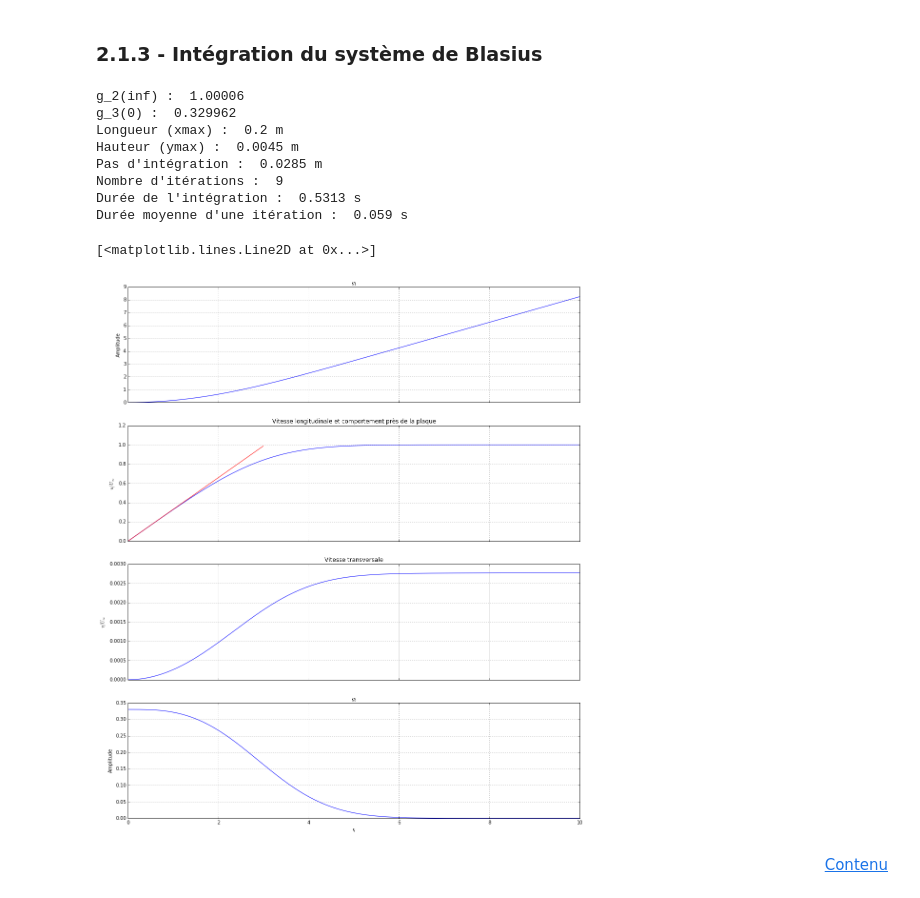
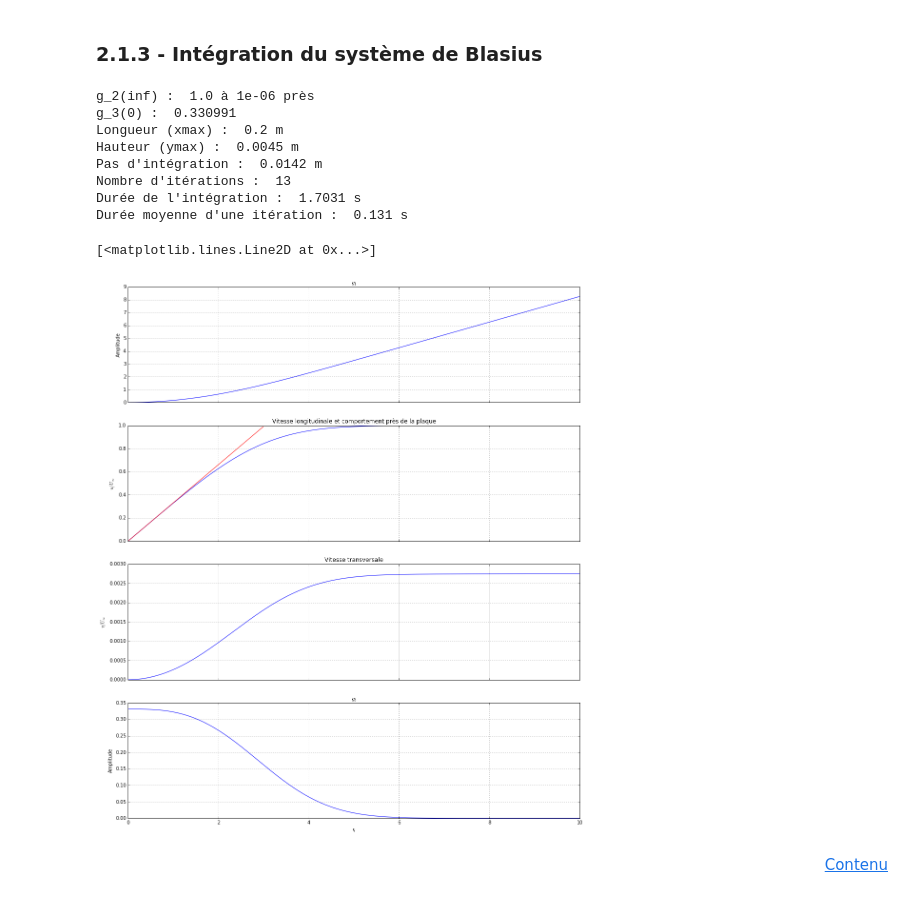
Before and after one commit to MGulina/Blasius, a Jupyter notebook: Blasius.ipynb, the cells around one changed output. Cells and saved outputs as stored; diff of their text form; code cells hidden in the pictures.

```diff
--- a/Blasius.ipynb
+++ b/Blasius.ipynb
@@ -630,15 +630,14 @@ def RK4_Blasius(m, x_min, x_max, CIg3) :
 
 # 2.1 - Paramètrisation
 # 2.1.1 - Viscosité dynamique et vitesse à l'infini
-nu = 10**(-5)          # Modifiable (par défaut 10**(-5) m²/s)
-U = 10                 # Modifiable (par défaut 10 m/s)
+nu = 10**(-5)                # Modifiable (par défaut 10**(-5) m²/s)
+U = 10                       # Modifiable (par défaut 10 m/s)
 
 # 2.1.2 - Définition des vecteurs y et eta
-xmax = 0.2             # Modifiable (par défaut 0.2 m)
-ymax = 0.0045          # Modifiable (par défaut 0.0045 m)
+xmax = 0.2                   # Modifiable (par défaut 0.2 m)
+ymax = 0.0045                # Modifiable (par défaut 0.0045 m)
 
-n = 3                  # Modifiable (par défaut 3)
-m = round(10**n/2) + 1
+m = 45 + 1                   # Modifiable (par défaut 1000+1 ou 45+1)
 
 y = np.linspace(0., ymax, m)
 eta = sqrt(U/nu)*y/sqrt(xmax/2)
@@ -647,11 +646,11 @@ etamax = eta[m-1]
 Infty = m - 1
 
 # 2.1.3 - Tolérance sur la valeur de g_2 en etamax
-tol = 10**(-4) # Modifiable (par défaut 10**(-4))
+tol = 10**(-6)               # Modifiable (par défaut 10**(-6))
 
 # 2.1.4 - Tests initiaux pour la méthode du tir
-TestB = 0     # B pour Bas. Modifiable (par défaut 0)
-TestH = 2     # H pour Haut. Modifiable (par défaut 2)
+TestB = 0 # B pour Bas       # Modifiable (par défaut 0 ou 0.31)
+TestH = 1 # H pour Haut      # Modifiable (par défaut 1 ou 0.32)
 
 # 2.2 - Intégration couplée au tir (g_1 = g[:,0], g_2 = g[:,1] et g_3 = g[:,2])
 # 2.2.1 - Initialisation des conditions initiales
@@ -686,7 +685,7 @@ while abs(Erreur) > tol:
     # g  odeint(Blasius, CI, eta)
 
     # Itération suivante
-    Erreur = g[Infty,1] - 1
+    Erreur = g[Infty,1] - 1.
 
     if Erreur > 0 :        # On a tiré trop haut
         gHinf = g[Infty,1]
@@ -707,7 +706,7 @@ x = eta[:i]
 
 # 2.4 - Sorties
 # 2.4.1 - Numériques
-print('g_2(inf) : ', g[m-1,1]) # facteur dimensionnel : U*
+print('g_2(inf) : ', g[m-1,1], 'à',tol,'près') # facteur dimensionnel : U*
 print('g_3(0) : ', g[0,2])     # facteur dimensionnel : U*
 print('Longueur (xmax) : ', xmax, 'm')
 print('Hauteur (ymax) : ', round(ymax,4), 'm')
@@ -732,40 +731,40 @@ axestir[0].xaxis.grid(True,'major')
 axestir[0].yaxis.grid(True,'major')
 
 # u
 axestir[1].plot(eta[:i], g[:i,1]) # facteur dimensionnel : U*
 axestir[1].set_ylabel('$u/U_\infty$')
 axestir[1].set_title('Vitesse longitudinale et comportement près de la plaque')
 axestir[1].xaxis.grid(True,'major')
 axestir[1].yaxis.grid(True,'major')
 
 # v
 axestir[2].plot(eta[:i], sqrt((nu*U)/(xmax/2))*0.5*(eta[:i]*g[:i,1] - g[:i,0])/U)  # facteur dimensionnel : sqrt((nu*U)/(xmax/2))*
 axestir[2].set_ylabel('$v/U_\infty$')
 axestir[2].set_title('Vitesse transversale')
 axestir[2].xaxis.grid(True,'major')
 axestir[2].yaxis.grid(True,'major')
 
 # g_3
 axestir[3].plot(eta[:i], g[:i,2])
 axestir[3].set_title('$g_3$')
 axestir[3].xaxis.grid(True,'major')
 axestir[3].yaxis.grid(True,'major')
 axestir[3].set_xlabel('$\eta$')
 axestir[3].set_ylabel('Amplitude')
 
 # Comportement à l'origine
 axestir[1].plot(x, x*g[0,2],'r') # facteur dimensionnel : U*
 # %% [output]
-g_2(inf) :  1.00006
-g_3(0) :  0.329962
+g_2(inf) :  1.0 à 1e-06 près
+g_3(0) :  0.330991
 Longueur (xmax) :  0.2 m
 Hauteur (ymax) :  0.0045 m
-Pas d'intégration :  0.0285 m
-Nombre d'itérations :  9
-Durée de l'intégration :  0.5313 s
-Durée moyenne d'une itération :  0.059 s
+Pas d'intégration :  0.0142 m
+Nombre d'itérations :  13
+Durée de l'intégration :  1.7031 s
+Durée moyenne d'une itération :  0.131 s
 [<matplotlib.lines.Line2D at 0x...>]
-[figure, old version]
+[figure, new version]
 # %% [markdown]
 <div align="right">
 <a href="#Contenu">Contenu</a>
```
Also changed, not shown: parts of 3 cells of this notebook.
